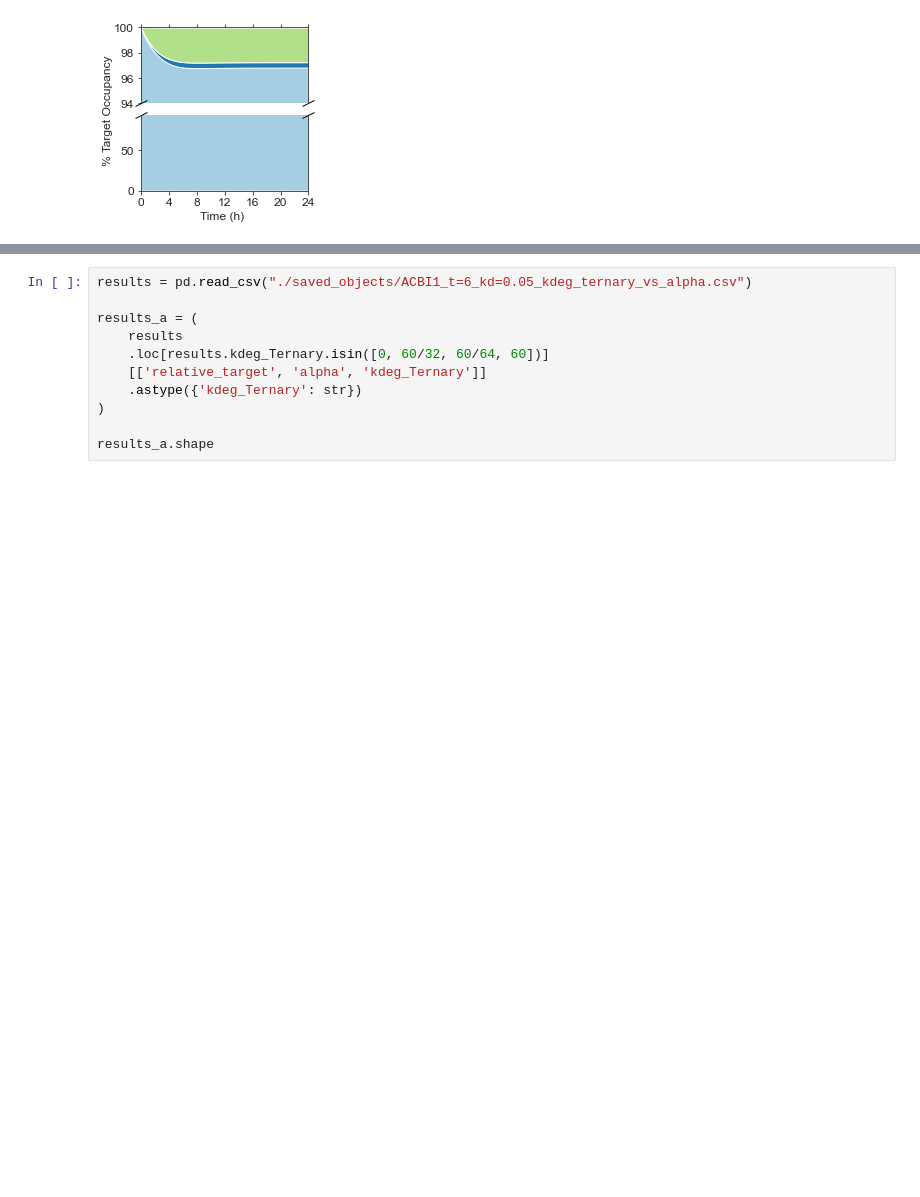
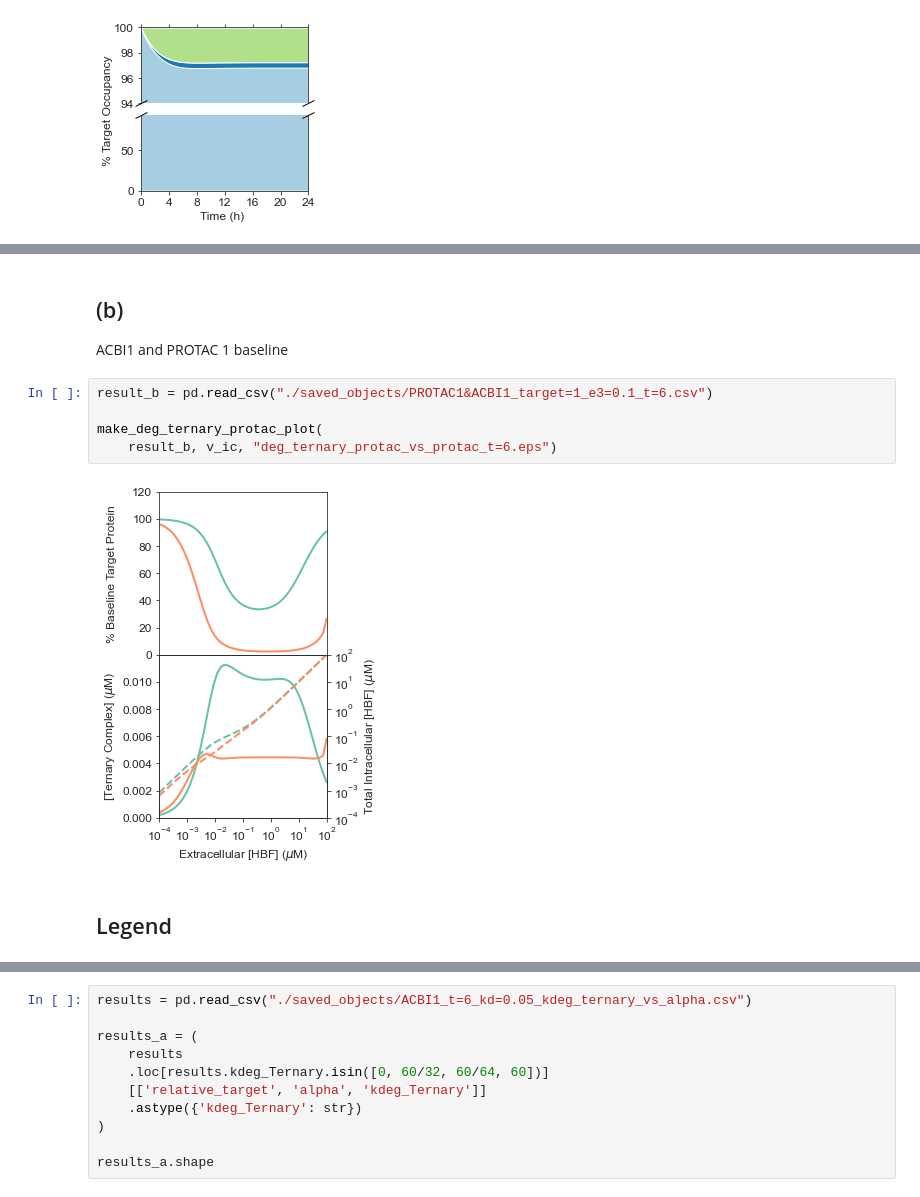
Before and after one commit to stxinsite/kinetic-degradation, a Jupyter notebook: make_figures.ipynb, the cells around one changed output, grey strips where cells are left out. Cells and saved outputs as stored; diff of their text form; blank space fills up the shorter version.

```diff
--- a/sandbox.ipynb
+++ b/make_figures.ipynb
@@ -294,0 +424,12 @@ make_species_stackplot(result_d, "./plots/species_vs_time_protac1_star_kdeg_tern
+# %% [markdown]
+## (b)
+ACBI1 and PROTAC 1 baseline
+# %%
+result_b = pd.read_csv("./saved_objects/PROTAC1&ACBI1_target=1_e3=0.1_t=6.csv")
+
+make_deg_ternary_protac_plot(
+    result_b, v_ic, "deg_ternary_protac_vs_protac_t=6.eps")
+# %% [output]
+[figure, added]
+# %% [markdown]
+## Legend
```
Also changed, not shown: parts of 18 cells of this notebook.
